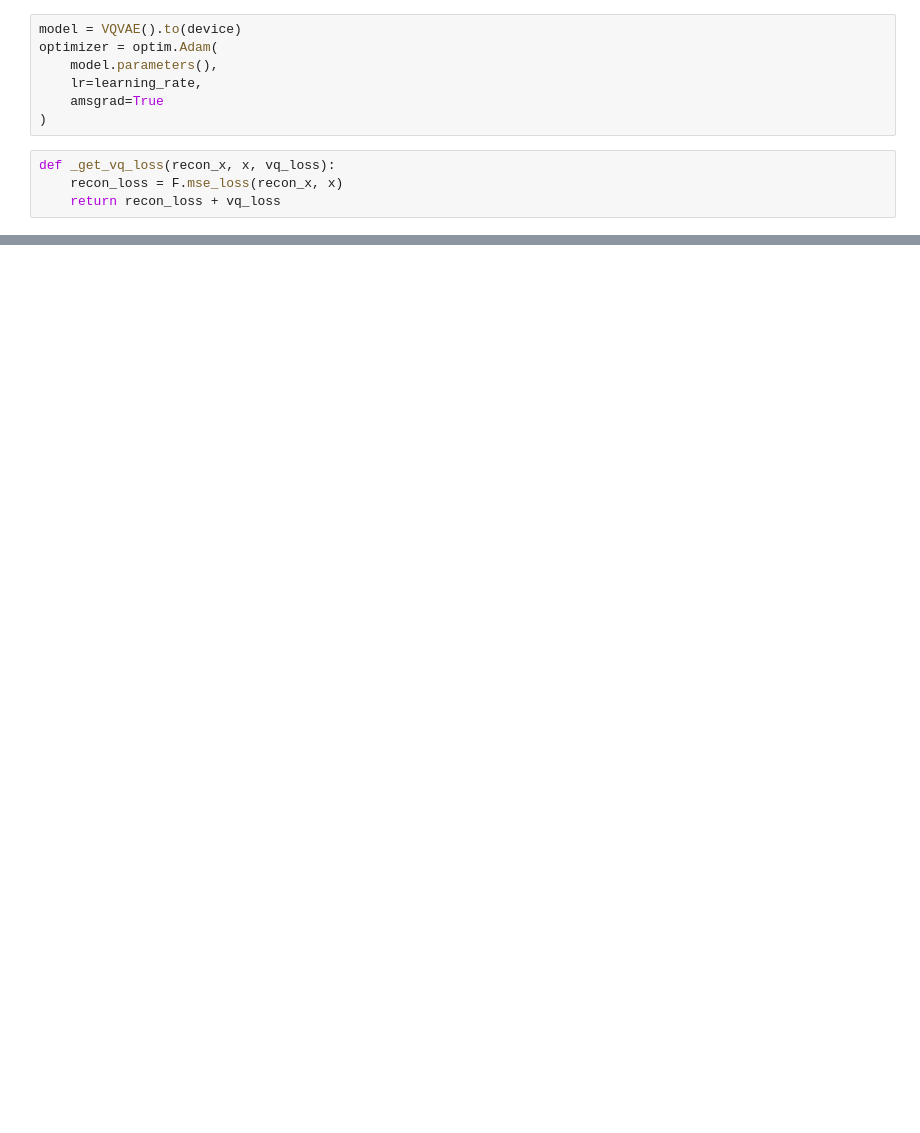
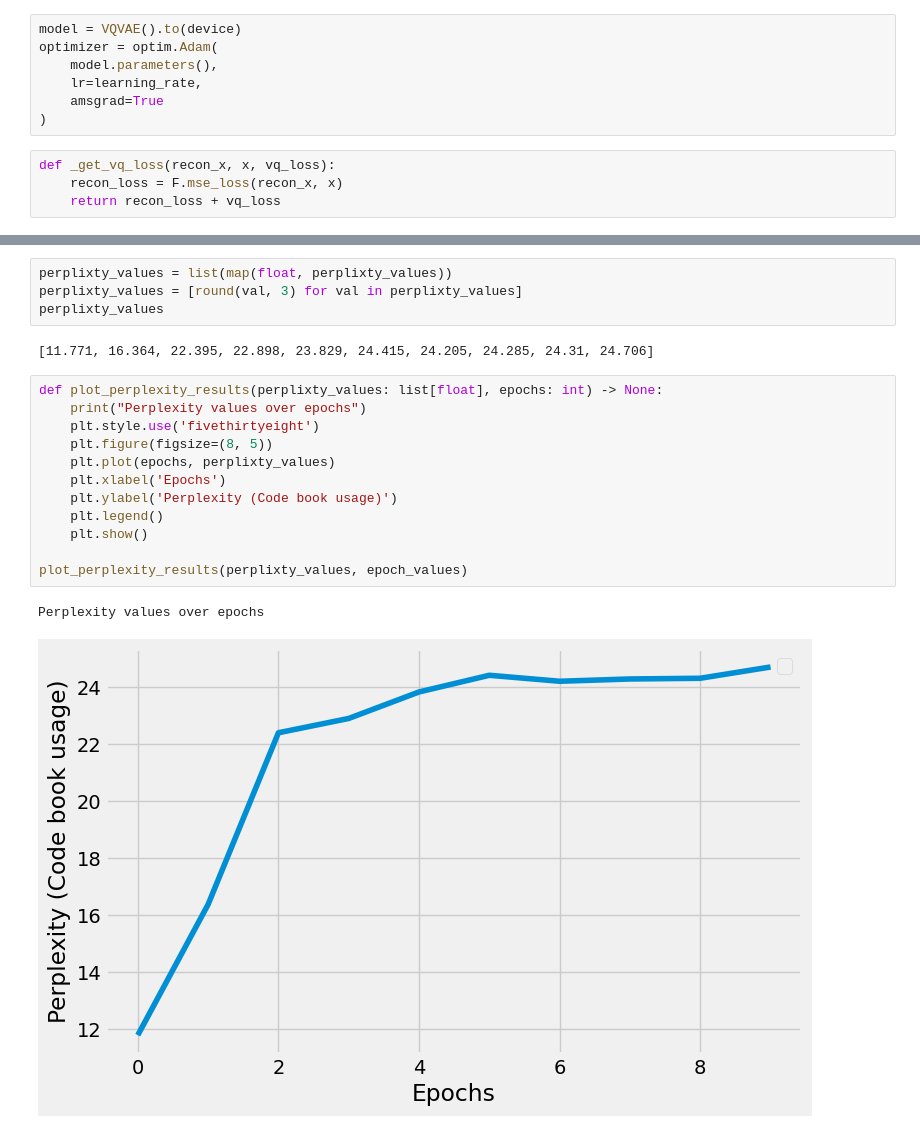
Before and after one commit to pauliusB20/vq-vae-experiments, a Jupyter notebook: notebooks/vq_vae_mnist.ipynb, the cells around one changed output, grey strips where cells are left out. Cells and saved outputs as stored; diff of their text form; blank space fills up the shorter version.

```diff
--- a/notebooks/vq_vae_mnist.ipynb
+++ b/notebooks/vq_vae_mnist.ipynb
@@ -376,0 +395,21 @@ ssmi values over epochs
+# %%
+perplixty_values = list(map(float, perplixty_values))
+perplixty_values = [round(val, 3) for val in perplixty_values]
+perplixty_values
+# %% [output]
+[11.771, 16.364, 22.395, 22.898, 23.829, 24.415, 24.205, 24.285, 24.31, 24.706]
+# %%
+def plot_perplexity_results(perplixty_values: list[float], epochs: int) -> None:
+    print("Perplexity values over epochs")
+    plt.style.use('fivethirtyeight')
+    plt.figure(figsize=(8, 5))
+    plt.plot(epochs, perplixty_values)
+    plt.xlabel('Epochs')
+    plt.ylabel('Perplexity (Code book usage)')
+    plt.legend()
+    plt.show()
+
+plot_perplexity_results(perplixty_values, epoch_values)
+# %% [output]
+Perplexity values over epochs
+[figure, added]
```
Also changed, not shown: parts of 5 cells of this notebook, 2 other files.
